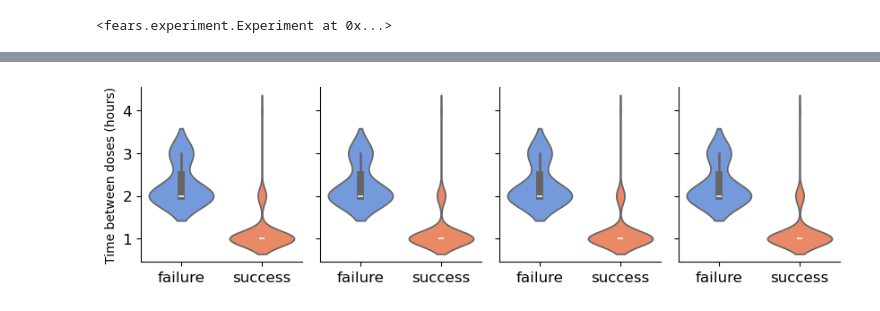
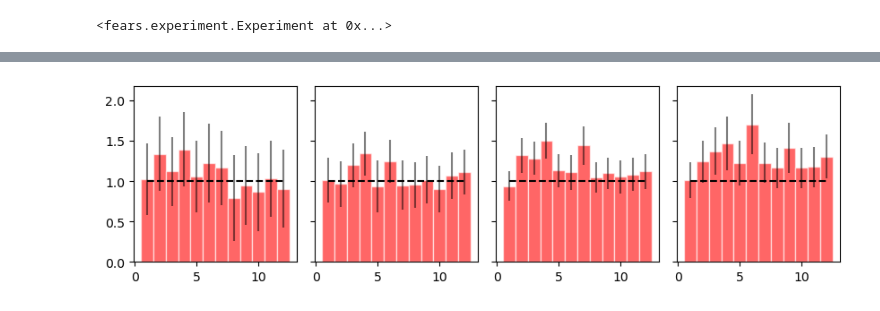
Before and after one commit to eshanking/seascapes_figures, a Jupyter notebook: figure_code/non_adherence_fig.ipynb, the cells around one changed output, grey strips where cells are left out. Saved outputs shown, nothing was run; the diff lists cells and outputs as text; code cells hidden in the pictures.

```diff
--- a/figure_code/non_adherence_fig.ipynb
+++ b/figure_code/non_adherence_fig.ipynb
@@ -65,7 +68,7 @@ n_sims = exp_info.n_sims
 p_drop = exp_info.prob_drops
 
 # fig,ax = plt.subplots(nrows=1,ncols=3,figsize=(8,2.5))
-fig,ax_list = plt.subplots(ncols=2,figsize=(8.5,2.5))
+fig,ax_list = plt.subplots(ncols=2,figsize=(6,2.5))
 
 ax = ax_list[1]
 
@@ -371,11 +352,12 @@ for exp in exp_folders_t:
         # print(s)
         doses = np.argwhere(s==1)
         if len(doses) > 1:
-            time_between_surv.append((doses[1]-doses[0])[0])
+            time_between_surv.append((doses[1]-doses[0])[0]*p.dose_schedule)
+
     for ext in extinct_sched:
         doses = np.argwhere(ext==1)
         if len(doses) > 1:
-            time_between_ext.append((doses[1]-doses[0])[0])
+            time_between_ext.append((doses[1]-doses[0])[0]*p.dose_schedule)
 
     d = {'survived':time_between_surv,
             'extinct':time_between_ext}
@@ -385,7 +367,7 @@ for exp in exp_folders_t:
 
     # display a horizontal line over the violin plot
 
-    ax.plot([0,1],[12,12],'k',linewidth=1)
+    ax.plot([0,1],[138,138],'k',linewidth=1)
 
     t_stat,p_val = spstats.ttest_ind(time_between_surv,time_between_ext,equal_var=False)
 
@@ -393,18 +375,20 @@ for exp in exp_folders_t:
 
         log_val = str(round(np.log10(p_val)) + 1)
 
-        ax.text(0.5,12.5,'$p < 10^{' + log_val + '}$',fontsize=12,ha='center')
+        ax.text(0.5,140,'$p < 10^{' + log_val + '}$',fontsize=10,ha='center')
 
     else:
-        ax.text(0.5,12.5,'ns',fontsize=10,ha='center')
+        ax.text(0.5,140,'ns',fontsize=10,ha='center')
 
     # ax.tight_layout()
     xt = ax.get_xticks()
     ax.set_xticks(xt)
     ax.set_xticklabels(['failure','success'])
 
-    ax.set_yticks([0,5,10,15,20])
+    # ax.set_yticks([0,5,10,15,20])
     # ax.set_ylim(0,12)
+    yl = ax.get_ylim()
+    ax.set_ylim([yl[0],160])
 
     ax.tick_params(axis='x', labelsize=12)
     ax.tick_params(axis='y', labelsize=12)
@@ -412,6 +396,8 @@ for exp in exp_folders_t:
     ax.spines["right"].set_visible(False)
     ax.spines["top"].set_visible(False)
 
+    ax.set_title(p_drop_t,fontsize=12)
+
     num+=1
 
 ax_list[0].set_ylabel('Time between doses (hours)')
@@ -462,8 +448,10 @@ num = 0
 for exp in exp_folders_t:
 
     # ax = ax_list[num]
-    survived_total_doses = []
-    extinct_total_doses = []
+    extinct_sched = np.zeros(n_scheduled_doses)
+    extinct_sched = np.array([extinct_sched])
+    survived_sched = np.zeros(n_scheduled_doses)
+    survived_sched = np.array([survived_sched])
     sim_files = os.listdir(path=exp)
     sim_files = sorted(sim_files)
 
@@ -478,58 +466,60 @@ for exp in exp_folders_t:
 
         sim = sim_files[k]
         sim = exp + os.sep + sim
         data_dict = results_manager.get_data(sim)
         counts = data_dict['counts']
         counts = np.sum(counts,axis=1)
         # dc = data_dict['drug_curve']
         regimen = data_dict['regimen']
         dose_schedule = compute_doses(regimen,pop)
         dose_schedule = dose_schedule[dwell_doses:]
         dose_schedule = np.array([dose_schedule])
         # dose_schedule = dose_schedule[dwell_doses:]
 
-        total_doses = np.sum(dose_schedule)
+        if counts[-1]<1:
+            extinct_sched = np.concatenate((extinct_sched,dose_schedule),axis=0)
+        else:
+            survived_sched = np.concatenate((survived_sched,dose_schedule),axis=0)
+        k+=1
 
-        if counts[-1]<1:
-
-            extinct_total_doses.append(total_doses)
-        else:
-            survived_total_doses.append(total_doses)
-        k+=1
+    extinct_sched = extinct_sched[1:,:]
+    survived_sched = survived_sched[1:,:]
 
     cmap = mpl.colors.ListedColormap(['cornflowerblue','w'])
 
-    n_extinct = len(extinct_total_doses)
-    n_survived = len(survived_total_doses)
+    n_extinct = extinct_sched.shape[0]
+    n_survived = survived_sched.shape[0]
+
+    survived_hist = np.sum(survived_sched,axis=0)
+    sh_counts = survived_hist
+    survived_hist = survived_hist/n_survived
+    extinct_hist = np.sum(extinct_sched,axis=0)
+    ext_counts = extinct_hist
+    extinct_hist = extinct_hist/n_extinct
+
+    dose_num = np.arange(len(survived_hist)) + 1
 
     ax = ax_list[num]
 
-    d = {'survived':extinct_total_doses,
-            'extinct':survived_total_doses}
+    ratio = np.divide(extinct_hist,survived_hist)
 
-    sns.violinplot(ax=ax,data=[time_between_surv,time_between_ext],
-                    palette=['cornflowerblue','coral'])
+    ax.bar(dose_num,ratio,width=1,color='red',alpha=0.6,edgecolor='w',
+        align='center')
 
-    # display a horizontal line over the violin plot
+    ax.plot(dose_num,np.ones(len(dose_num)),'--',color='black')
 
+    conf_int = np.zeros(len(survived_hist))
+    for i in range(len(survived_hist)):
+        conf_int[i] = conf_interval(n_survived,survived_hist[i]*n_survived,
+                                    n_extinct,extinct_hist[i]*n_extinct)
 
-    # ax.tight_layout()
-    xt = ax.get_xticks()
-    ax.set_xticks(xt)
-    ax.set_xticklabels(['failure','success'])
-
-    # ax.set_ylim(0,12)
-
-    ax.tick_params(axis='x', labelsize=12)
-    ax.tick_params(axis='y', labelsize=12)
-
-    ax.spines["right"].set_visible(False)
-    ax.spines["top"].set_visible(False)
+    ax.errorbar(dose_num,ratio,yerr=conf_int,fmt='none',ecolor='k',
+                capsize=0,alpha=0.5)
 
     num+=1
 
-ax_list[0].set_ylabel('Time between doses (hours)')
+# ax_list[0].set_ylabel('Time between doses (hours)')
 
 fig.tight_layout()
 # %% [output]
-[figure, old version]
+[figure, new version]
```
Also changed, not shown: parts of 5 cells of this notebook.
